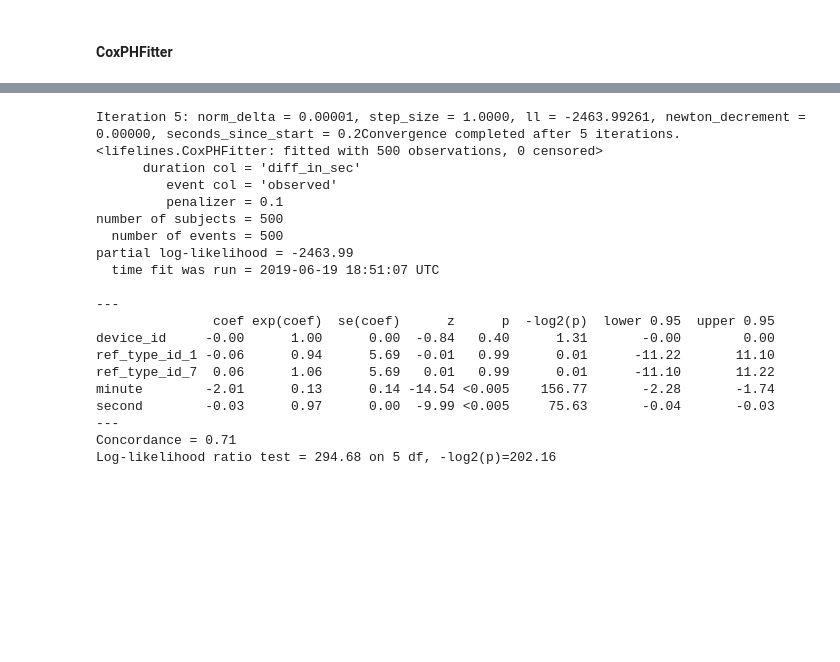
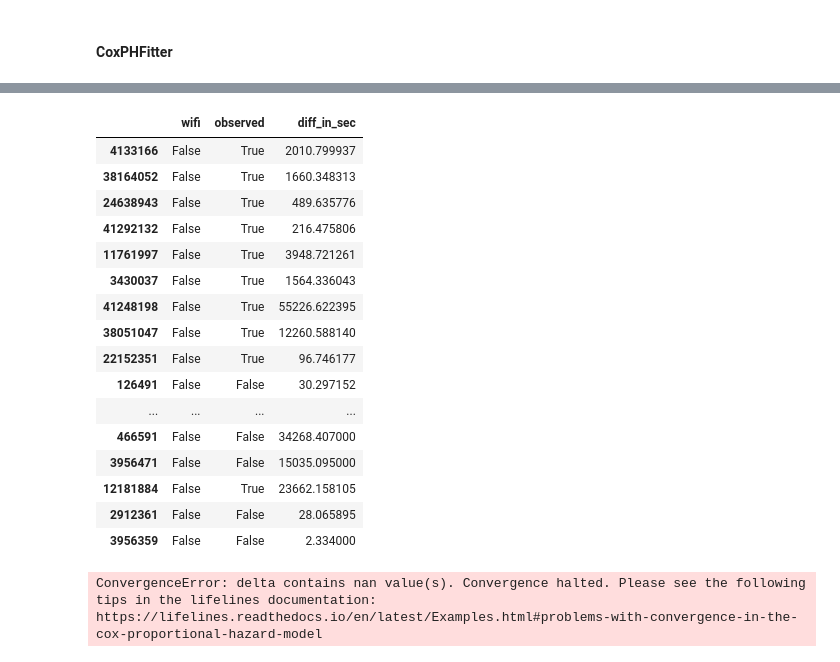
Before and after one commit to rozanecm/7506_tp2_1c2019, a Jupyter notebook: notebooks/My nb by mr.ipynb, the cells around one changed output, grey strips where cells are left out. Drawn from its saved outputs; the diff is of its cells as text; code cells hidden in the pictures; blank space fills up the shorter version.

```diff
--- a/notebooks/My nb by mr.ipynb
+++ b/notebooks/My nb by mr.ipynb
@@ -242,0 +461,4 @@ df.head()
+# %%
+appended = df_clicks.append(df_installs, sort=False).append(df_events, sort=False).append(df_auctions, sort=False)
+
+appended.sort_values(['date'], inplace=True)
@@ -334,27 +586,29 @@ dtype: object
+# %%
+a[['wifi','observed','diff_in_sec']].fillna(False)
+# %% [output]
+|  | wifi | observed | diff_in_sec |
+| 4133166 | False | True | 2010.799937 |
+| 38164052 | False | True | 1660.348313 |
+| 24638943 | False | True | 489.635776 |
+| 41292132 | False | True | 216.475806 |
+| 11761997 | False | True | 3948.721261 |
+| 3430037 | False | True | 1564.336043 |
+| 41248198 | False | True | 55226.622395 |
+| 38051047 | False | True | 12260.588140 |
+| 22152351 | False | True | 96.746177 |
+| 126491 | False | False | 30.297152 |
+| ... | ... | ... | ... |
+| 466591 | False | False | 34268.407000 |
+| 3956471 | False | False | 15035.095000 |
+| 12181884 | False | True | 23662.158105 |
+| 2912361 | False | False | 28.065895 |
+| 3956359 | False | False | 2.334000 |
 # %%
-cph.fit(reduced.drop(['date', 'diff', 'source_id', 'day_of_week', 'hour'], axis=1), duration_col='diff_in_sec', event_col='observed', show_progress=True)
+cph.fit(a[['wifi','observed','diff_in_sec']].fillna(False), duration_col='diff_in_sec', event_col='observed', show_progress=True)
 cph.print_summary()
 # %% [output]
-Iteration 5: norm_delta = 0.00001, step_size = 1.0000, ll = -2463.99261, newton_decrement = 0.00000, seconds_since_start = 0.2Convergence completed after 5 iterations.
-<lifelines.CoxPHFitter: fitted with 500 observations, 0 censored>
-      duration col = 'diff_in_sec'
-         event col = 'observed'
-         penalizer = 0.1
-number of subjects = 500
-  number of events = 500
-partial log-likelihood = -2463.99
-  time fit was run = 2019-06-19 18:51:07 UTC
-
----
-               coef exp(coef)  se(coef)      z      p  -log2(p)  lower 0.95  upper 0.95
-device_id     -0.00      1.00      0.00  -0.84   0.40      1.31       -0.00        0.00
-ref_type_id_1 -0.06      0.94      5.69  -0.01   0.99      0.01      -11.22       11.10
-ref_type_id_7  0.06      1.06      5.69   0.01   0.99      0.01      -11.10       11.22
-minute        -2.01      0.13      0.14 -14.54 <0.005    156.77       -2.28       -1.74
-second        -0.03      0.97      0.00  -9.99 <0.005     75.63       -0.04       -0.03
----
-Concordance = 0.71
-Log-likelihood ratio test = 294.68 on 5 df, -log2(p)=202.16
+ConvergenceError: delta contains nan value(s). Convergence halted. Please see the following tips in the lifelines documentation:
+https://lifelines.readthedocs.io/en/latest/Examples.html#problems-with-convergence-in-the-cox-proportional-hazard-model
 # %%
 cph.plot();
 # %% [output]
```
Also changed, not shown: parts of 62 cells of this notebook, 4 other files.
